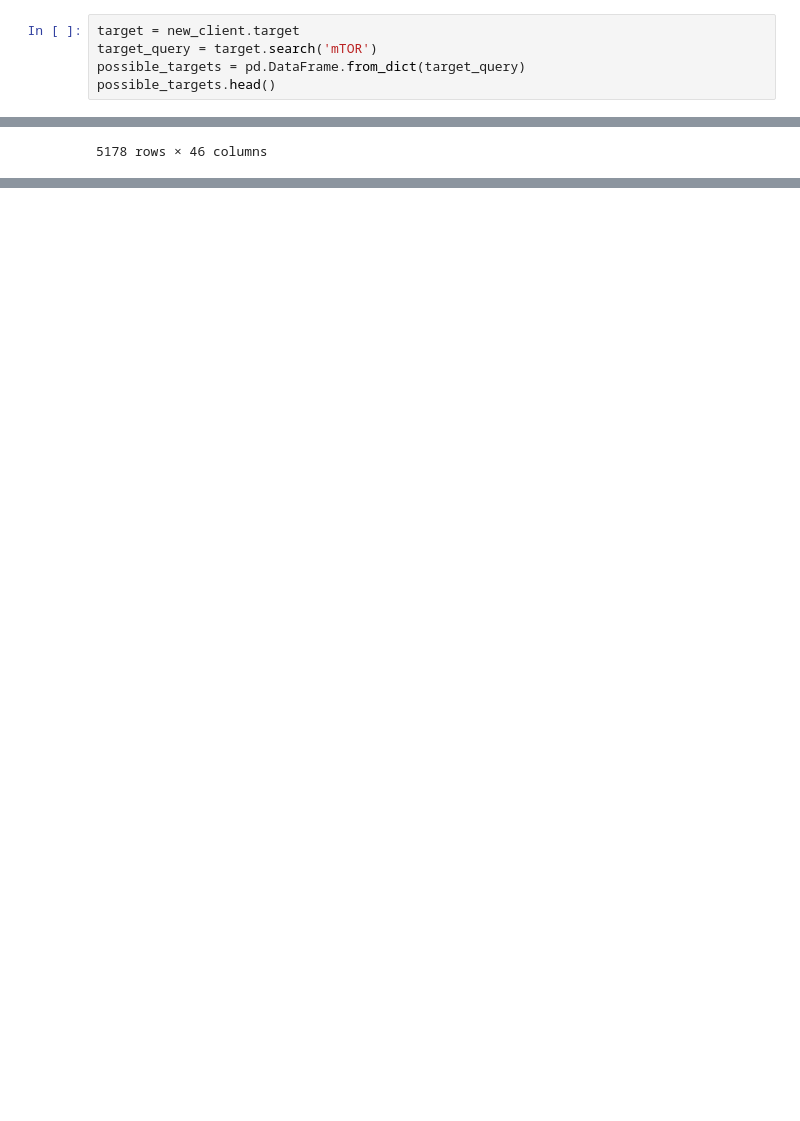
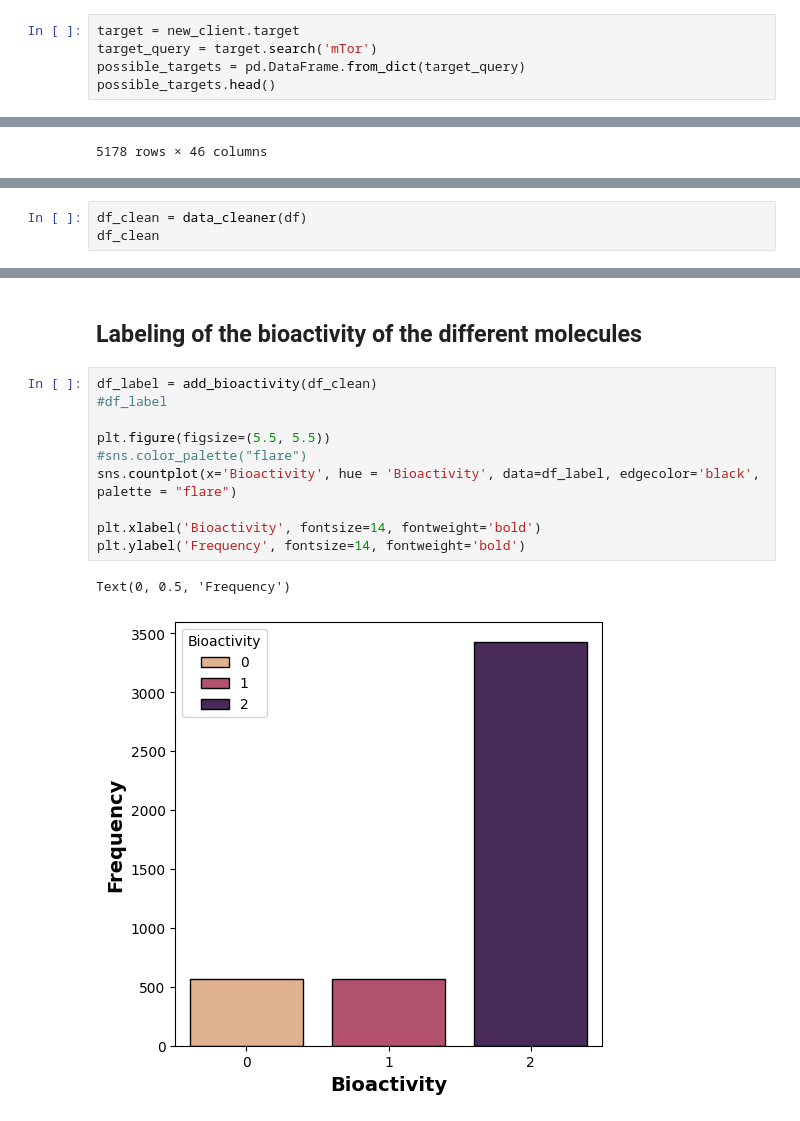
Before and after one commit to Thomas-Fischer98/PPchem_DDIP, a Jupyter notebook: notebooks/Project_Drug.ipynb, the cells around one changed output, grey strips where cells are left out. Drawn from its saved outputs; the diff is of its cells as text; blank space fills up the shorter version.

```diff
--- a/notebooks/Project_Drug.ipynb
+++ b/notebooks/Project_Drug.ipynb
@@ -20,6 +117,6 @@ from chembl_webresource_client.new_client import new_client
 # %%
 target = new_client.target
-target_query = target.search('mTOR')
+target_query = target.search('mTor')
 possible_targets = pd.DataFrame.from_dict(target_query)
 possible_targets.head()
 # %% [output]
@@ -1494,0 +154,3 @@ joblib.dump(selection, 'selection.joblib')
+# %%
+df_clean = data_cleaner(df)
+df_clean
@@ -1494,0 +171,15 @@ joblib.dump(selection, 'selection.joblib')
+# %% [markdown]
+## Labeling of the bioactivity of the different molecules
+# %%
+df_label = add_bioactivity(df_clean)
+#df_label
+
+plt.figure(figsize=(5.5, 5.5))
+#sns.color_palette("flare")
+sns.countplot(x='Bioactivity', hue = 'Bioactivity', data=df_label, edgecolor='black', palette = "flare")
+
+plt.xlabel('Bioactivity', fontsize=14, fontweight='bold')
+plt.ylabel('Frequency', fontsize=14, fontweight='bold')
+# %% [output]
+Text(0, 0.5, 'Frequency')
+[figure, added]
```
Also changed, not shown: parts of 145 cells of this notebook.
